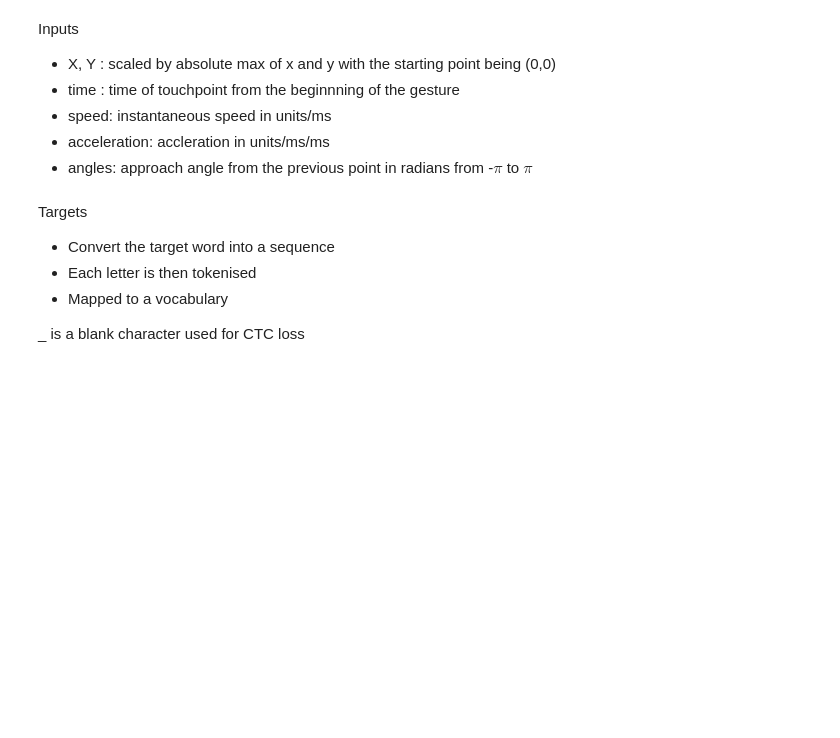
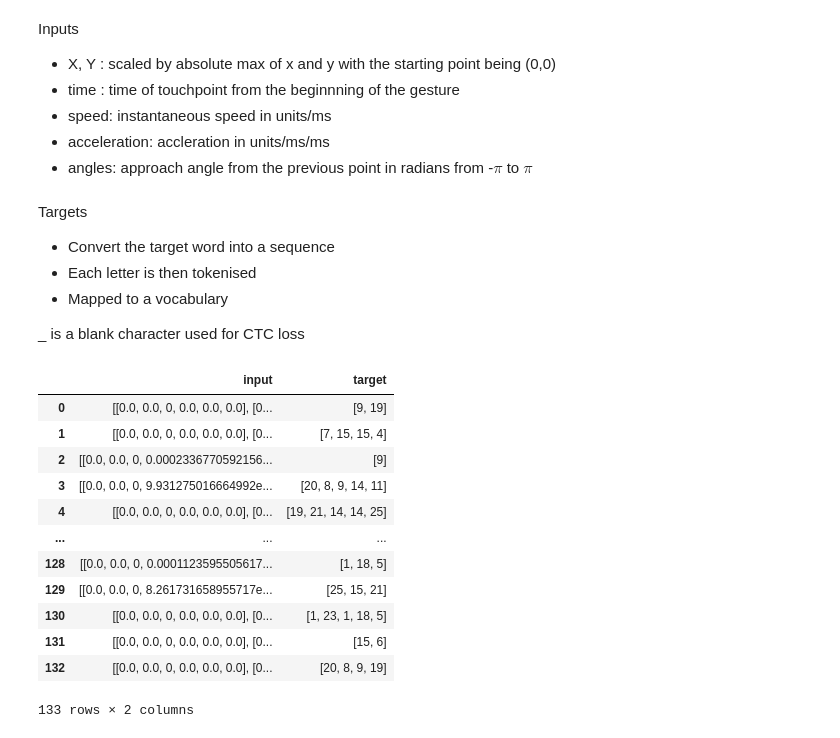
Before and after one commit to alvin-jqh/swipe_recognition, a Jupyter notebook: swipe_dataset.ipynb, the cells around one changed output. Saved outputs shown, nothing was run; the diff lists cells and outputs as text; code cells hidden in the pictures; blank space fills up the shorter version.

```diff
--- a/swipe_dataset.ipynb
+++ b/swipe_dataset.ipynb
@@ -151,3 +156,19 @@ def process_target(word):
     return [vocabulary[char] for char in word]
 # %%
 df["target"] = df["word"].apply(process_target)
+# %%
+df[["input", "target"]]
+# %% [output]
+|  | input | target |
+| 0 | [[0.0, 0.0, 0, 0.0, 0.0, 0.0], [0... | [9, 19] |
+| 1 | [[0.0, 0.0, 0, 0.0, 0.0, 0.0], [0... | [7, 15, 15, 4] |
+| 2 | [[0.0, 0.0, 0, 0.0002336770592156... | [9] |
+| 3 | [[0.0, 0.0, 0, 9.931275016664992e... | [20, 8, 9, 14, 11] |
+| 4 | [[0.0, 0.0, 0, 0.0, 0.0, 0.0], [0... | [19, 21, 14, 14, 25] |
+| ... | ... | ... |
+| 128 | [[0.0, 0.0, 0, 0.0001123595505617... | [1, 18, 5] |
+| 129 | [[0.0, 0.0, 0, 8.261731658955717e... | [25, 15, 21] |
+| 130 | [[0.0, 0.0, 0, 0.0, 0.0, 0.0], [0... | [1, 23, 1, 18, 5] |
+| 131 | [[0.0, 0.0, 0, 0.0, 0.0, 0.0], [0... | [15, 6] |
+| 132 | [[0.0, 0.0, 0, 0.0, 0.0, 0.0], [0... | [20, 8, 9, 19] |
+133 rows × 2 columns
```
Also changed, not shown: parts of 4 cells of this notebook, 2 other files.
